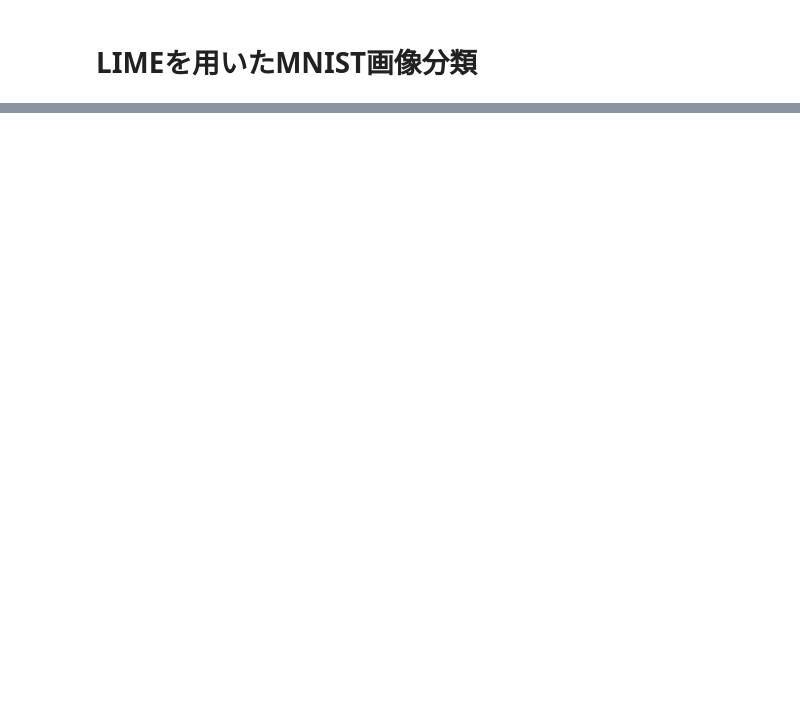
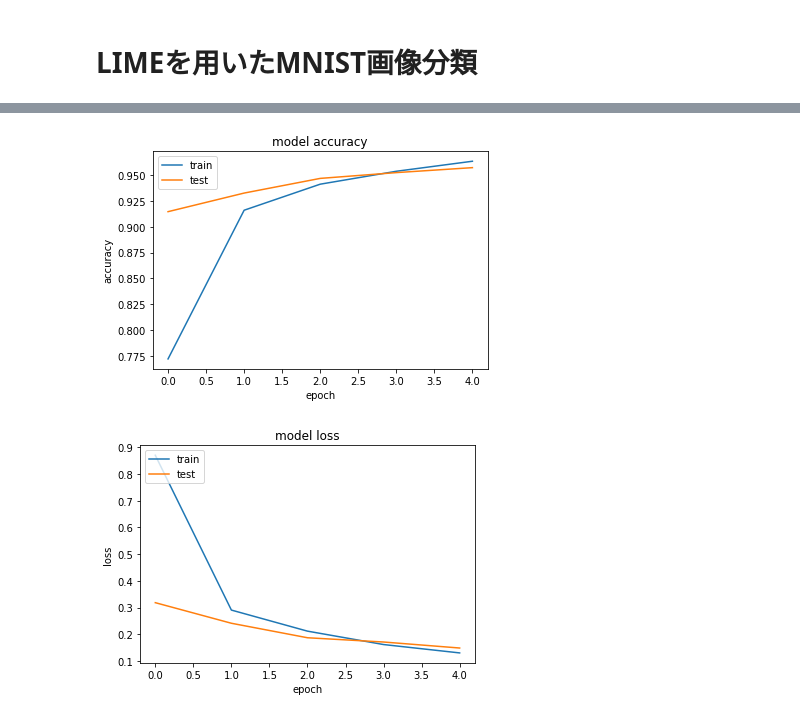
Before and after one commit to naonaorange/xai_samples, a Jupyter notebook: lime_categorize_mnist.ipynb, the cells around one changed output, grey strips where cells are left out. Saved outputs shown, nothing was run; the diff lists cells and outputs as text; code cells hidden in the pictures; blank space fills up the shorter version.

```diff
--- a/lime_categorize_mnist.ipynb
+++ b/lime_categorize_mnist.ipynb
@@ -18,0 +62,7 @@ ModuleNotFoundError: No module named 'tensorflow'
+# %%
+model = models.Sequential()
+model.add(layers.Conv2D(16, (3, 3), activation='relu', input_shape=(28, 28, 3)))
+model.add(layers.MaxPooling2D((2, 2)))
+model.add(layers.Flatten(name='flatten'))
+model.add(layers.Dense(10, activation='softmax', name='softmax'))
+model.summary()
@@ -18,0 +86,26 @@ ModuleNotFoundError: No module named 'tensorflow'
+# %%
+model.compile(optimizer='adam',
+              loss='categorical_crossentropy',
+              metrics=['accuracy'])
+
+training = model.fit(x_train, y_train,
+                    validation_data=(x_val, y_val),
+                    batch_size=128, epochs=5)
+
+#正答率
+plt.plot(training.history['accuracy'])
+plt.plot(training.history['val_accuracy'])
+plt.title('model accuracy')
+plt.ylabel('accuracy')
+plt.xlabel('epoch')
+plt.legend(['train', 'test'], loc='upper left')
+plt.show()
+#loss
+plt.plot(training.history['loss'])
+plt.plot(training.history['val_loss'])
+plt.title('model loss')
+plt.ylabel('loss')
+plt.xlabel('epoch')
+plt.legend(['train', 'test'], loc='upper left')
+plt.show()
+# %% [output]
@@ -18,0 +122,2 @@ ModuleNotFoundError: No module named 'tensorflow'
+[figure, added]
+[figure, added]
```
Also changed, not shown: parts of 8 cells of this notebook, 2 other files.
